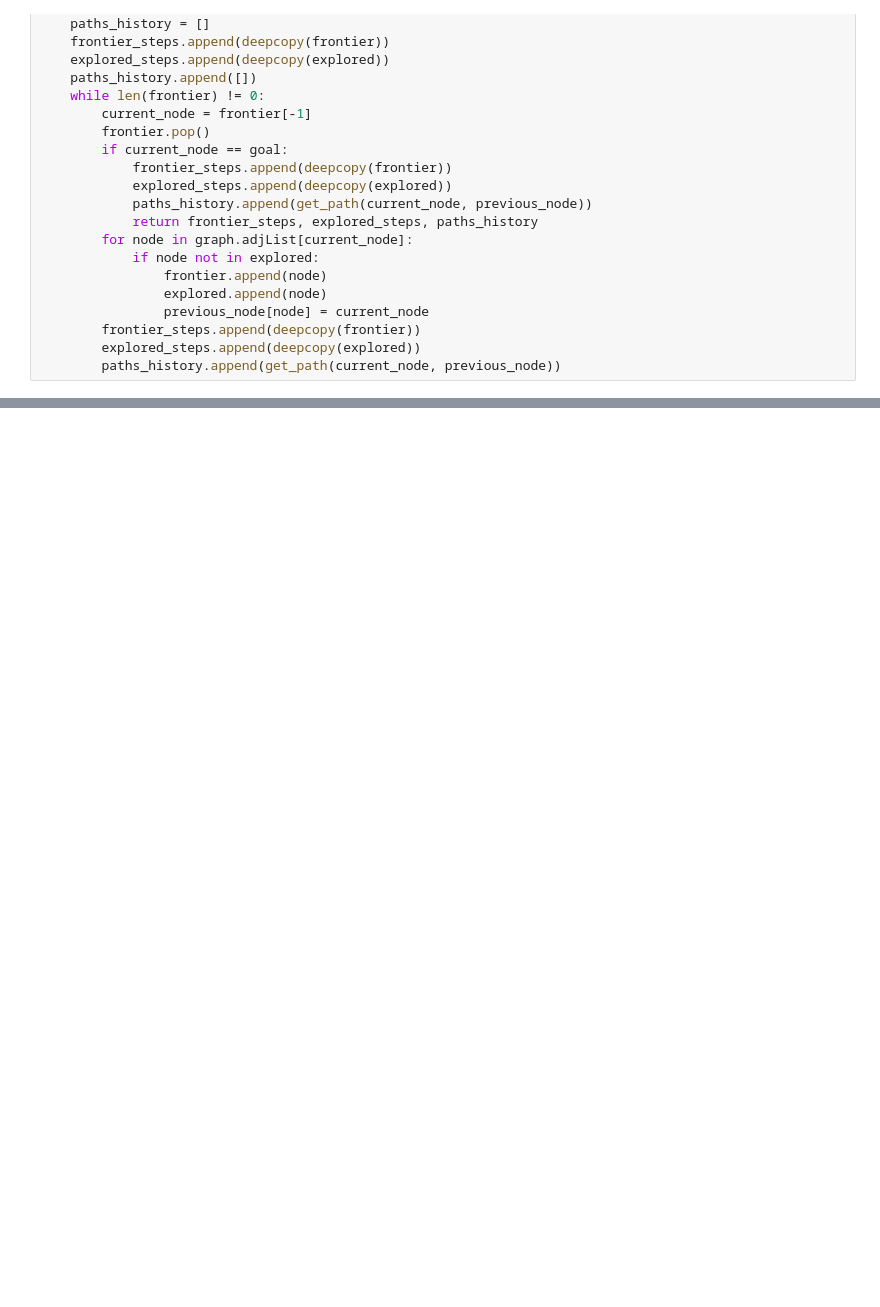
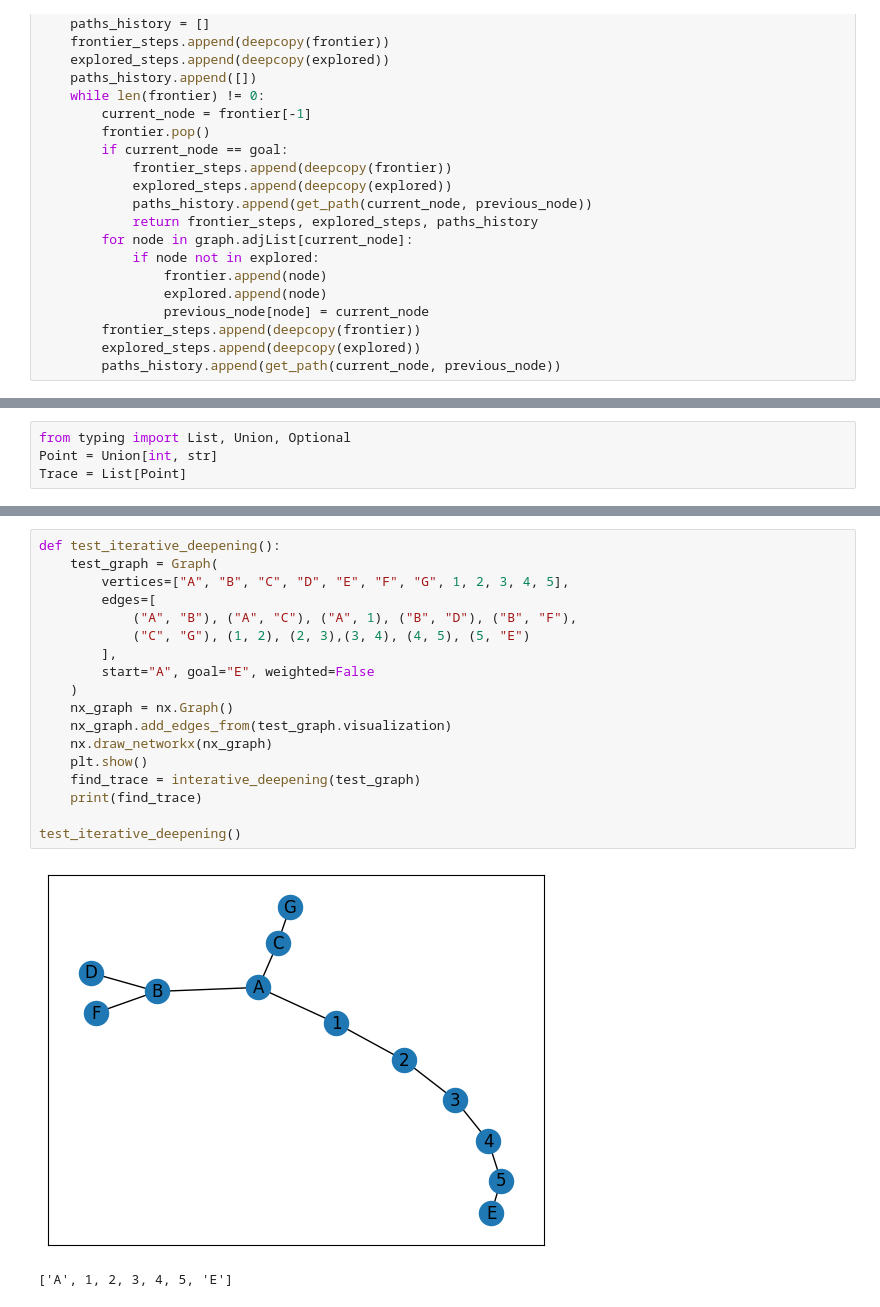
Before and after one commit to iGotsIt/AI-search-tool, a Jupyter notebook: AI Search Tool.ipynb, the cells around one changed output, grey strips where cells are left out. Cells and saved outputs as stored; diff of their text form; blank space fills up the shorter version.

```diff
--- a/AI Search Tool.ipynb
+++ b/AI Search Tool.ipynb
@@ -121,0 +124,4 @@ def DFS(graph):
+# %%
+from typing import List, Union, Optional
+Point = Union[int, str]
+Trace = List[Point]
@@ -121,0 +167,21 @@ def DFS(graph):
+# %%
+def test_iterative_deepening():
+    test_graph = Graph(
+        vertices=["A", "B", "C", "D", "E", "F", "G", 1, 2, 3, 4, 5],
+        edges=[
+            ("A", "B"), ("A", "C"), ("A", 1), ("B", "D"), ("B", "F"),
+            ("C", "G"), (1, 2), (2, 3),(3, 4), (4, 5), (5, "E")
+        ],
+        start="A", goal="E", weighted=False
+    )
+    nx_graph = nx.Graph()
+    nx_graph.add_edges_from(test_graph.visualization)
+    nx.draw_networkx(nx_graph)
+    plt.show()
+    find_trace = interative_deepening(test_graph)
+    print(find_trace)
+
+test_iterative_deepening()
+# %% [output]
+[figure, added]
+['A', 1, 2, 3, 4, 5, 'E']
```
Also changed, not shown: parts of 8 cells of this notebook.
